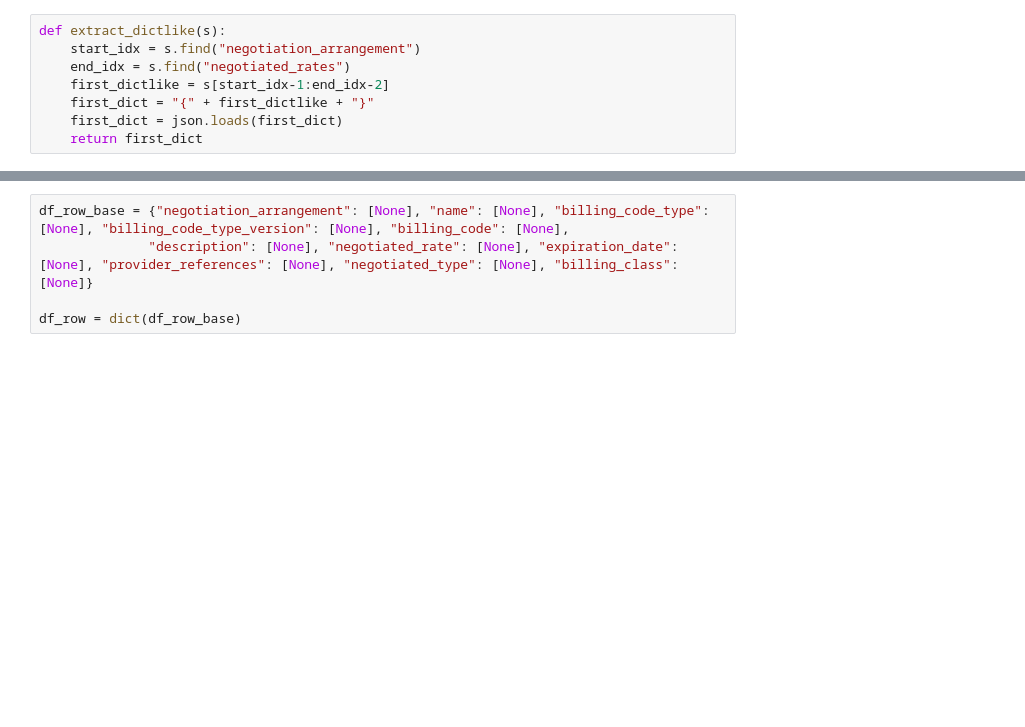
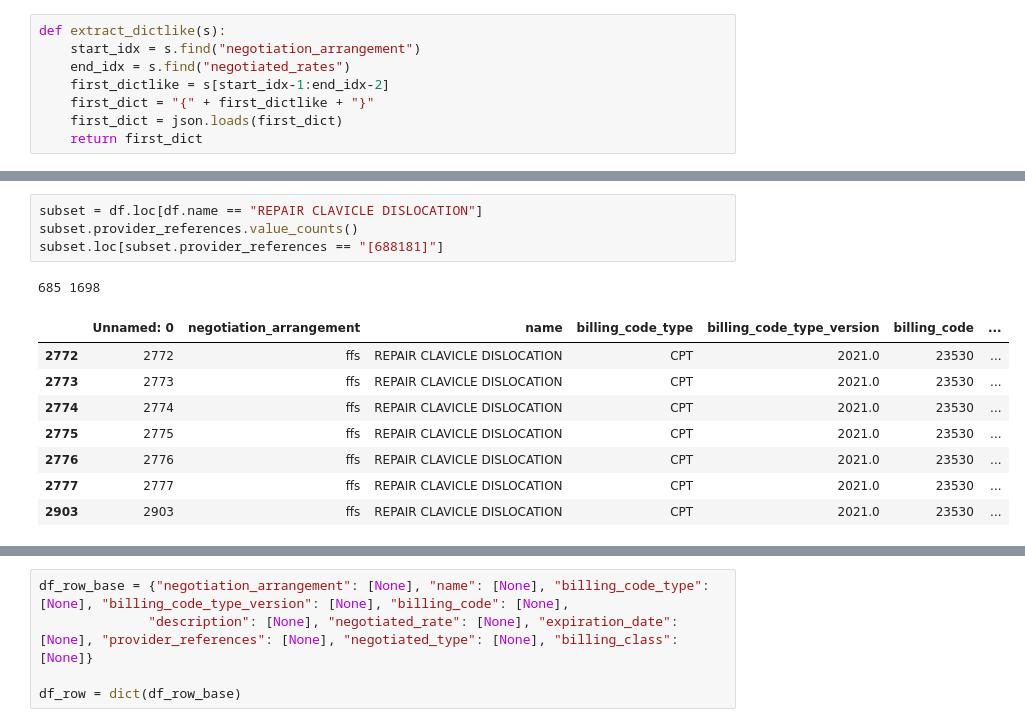
Before and after one commit to anshultibby/HealthPriceFinder, a Jupyter notebook: healthpricefinder/notebooks/aetna_json_to_csv.ipynb, the cells around one changed output, grey strips where cells are left out. Cells and saved outputs as stored; diff of their text form; blank space fills up the shorter version.

```diff
--- a/healthpricefinder/notebooks/aetna_json_to_csv.ipynb
+++ b/healthpricefinder/notebooks/aetna_json_to_csv.ipynb
@@ -91 +116,15 @@ num_iters
+# %%
+subset = df.loc[df.name == "REPAIR CLAVICLE DISLOCATION"]
+subset.provider_references.value_counts()
+subset.loc[subset.provider_references == "[688181]"]
+# %% [output]
+685 1698
+|  | Unnamed: 0 | negotiation_arrangement | name | billing_code_type | billing_code_type_version | billing_code | ... |
+| 2772 | 2772 | ffs | REPAIR CLAVICLE DISLOCATION | CPT | 2021.0 | 23530 | ... |
+| 2773 | 2773 | ffs | REPAIR CLAVICLE DISLOCATION | CPT | 2021.0 | 23530 | ... |
+| 2774 | 2774 | ffs | REPAIR CLAVICLE DISLOCATION | CPT | 2021.0 | 23530 | ... |
+| 2775 | 2775 | ffs | REPAIR CLAVICLE DISLOCATION | CPT | 2021.0 | 23530 | ... |
+| 2776 | 2776 | ffs | REPAIR CLAVICLE DISLOCATION | CPT | 2021.0 | 23530 | ... |
+| 2777 | 2777 | ffs | REPAIR CLAVICLE DISLOCATION | CPT | 2021.0 | 23530 | ... |
+| 2903 | 2903 | ffs | REPAIR CLAVICLE DISLOCATION | CPT | 2021.0 | 23530 | ... |
 # %%
```
Also changed, not shown: parts of 8 cells of this notebook, 3 other files.
